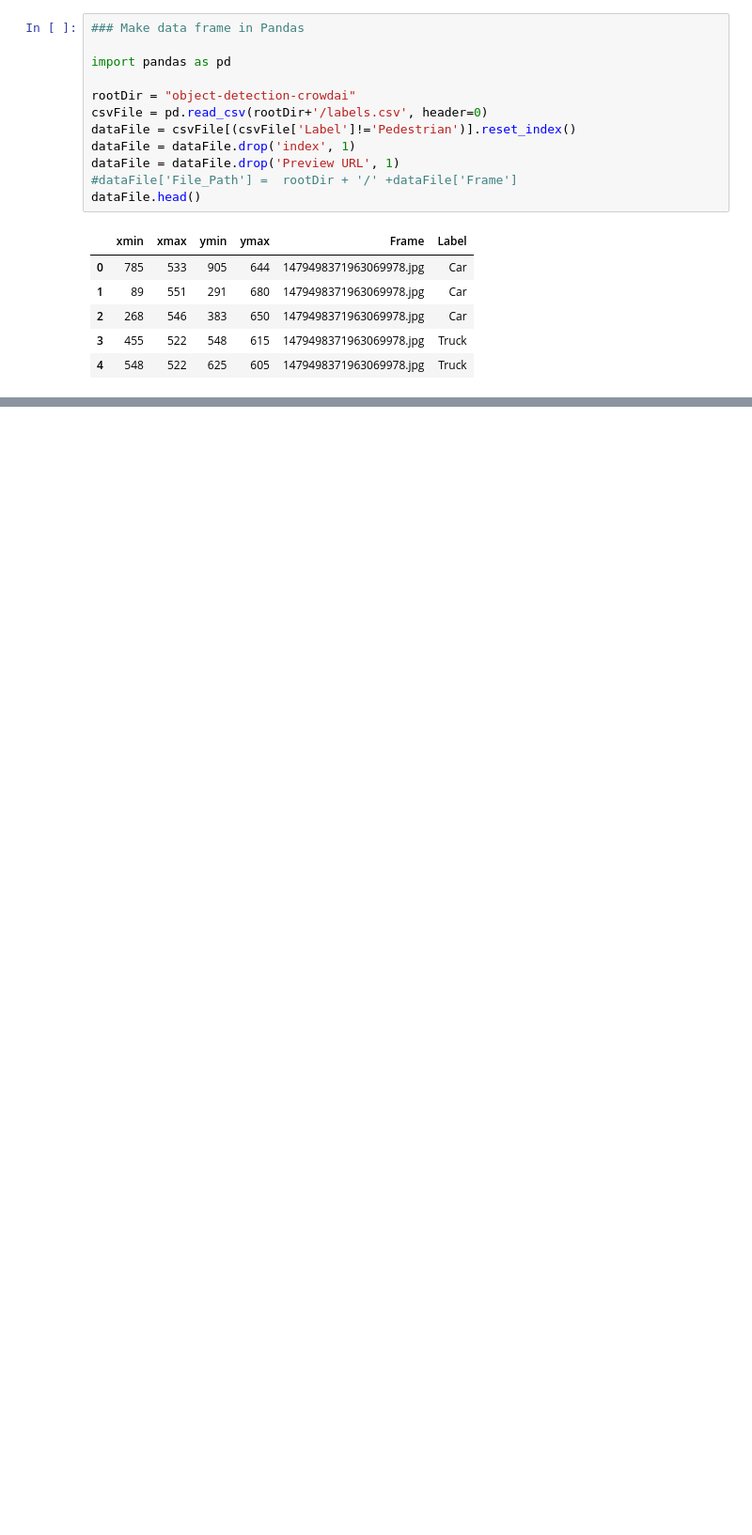
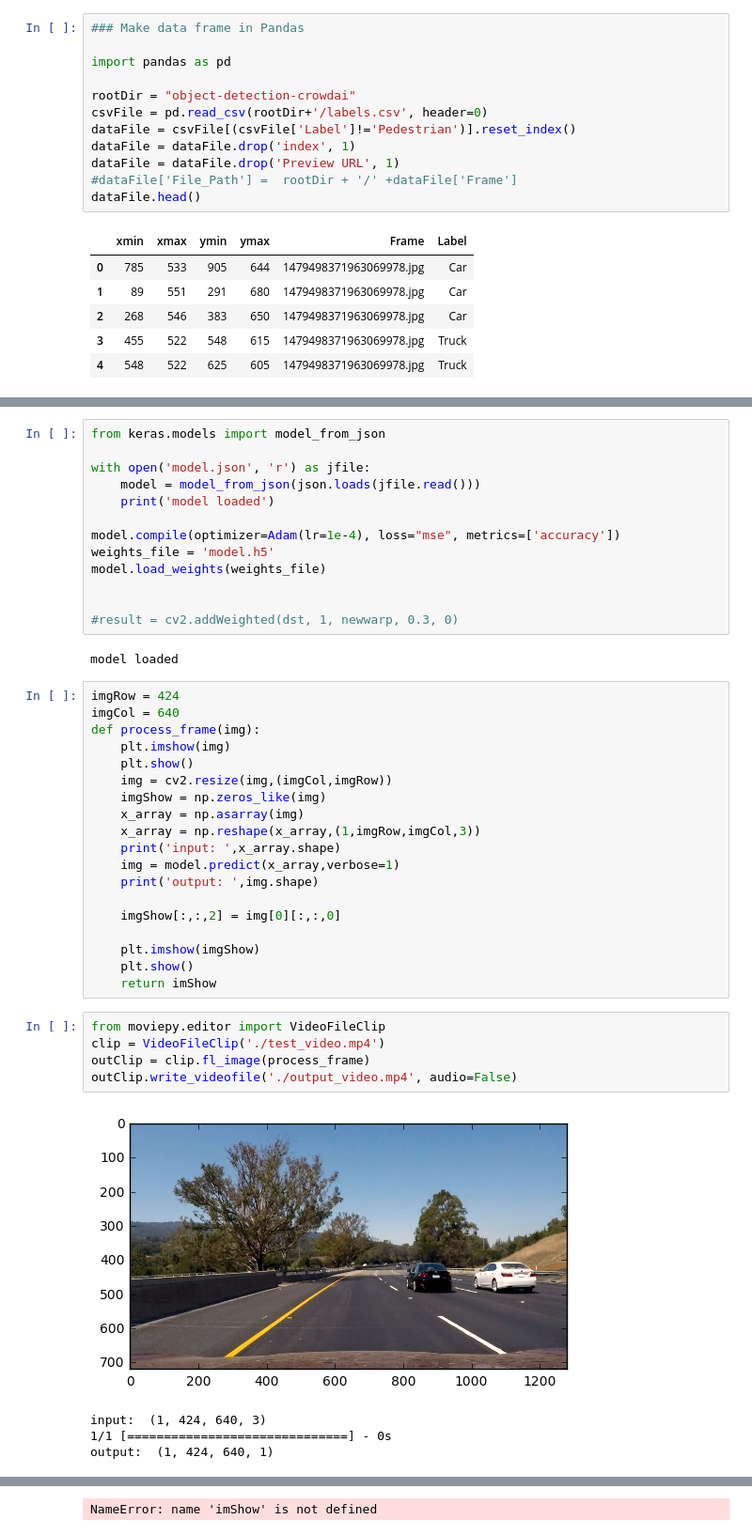
Before and after one commit to calicratis19/SDC, a Jupyter notebook: CarND-Vehicle Detection and Tracking/Vehicle_Detection_Tracking.ipynb, the cells around one changed output, grey strips where cells are left out. Shown: that part at 94% size. Drawn from its saved outputs; the diff is of its cells as text; blank space fills up the shorter version.

```diff
--- a/CarND-Vehicle Detection and Tracking/Vehicle_Detection_Tracking.ipynb
+++ b/CarND-Vehicle Detection and Tracking/Vehicle_Detection_Tracking.ipynb
@@ -617,0 +585,44 @@ NameError: name 'imageHeight' is not defined
+# %%
+from keras.models import model_from_json
+
+with open('model.json', 'r') as jfile:
+    model = model_from_json(json.loads(jfile.read()))
+    print('model loaded')
+
+model.compile(optimizer=Adam(lr=1e-4), loss="mse", metrics=['accuracy'])
+weights_file = 'model.h5'
+model.load_weights(weights_file)
+
+
+#result = cv2.addWeighted(dst, 1, newwarp, 0.3, 0)
+# %% [output]
+model loaded
+# %%
+imgRow = 424
+imgCol = 640
+def process_frame(img):
+    plt.imshow(img)
+    plt.show()
+    img = cv2.resize(img,(imgCol,imgRow))
+    imgShow = np.zeros_like(img)
+    x_array = np.asarray(img)
+    x_array = np.reshape(x_array,(1,imgRow,imgCol,3))
+    print('input: ',x_array.shape)
+    img = model.predict(x_array,verbose=1)
+    print('output: ',img.shape)
+
+    imgShow[:,:,2] = img[0][:,:,0]
+
+    plt.imshow(imgShow)
+    plt.show()
+    return imShow
+# %%
+from moviepy.editor import VideoFileClip
+clip = VideoFileClip('./test_video.mp4')
+outClip = clip.fl_image(process_frame)
+outClip.write_videofile('./output_video.mp4', audio=False)
+# %% [output]
+[figure, added]
+input:  (1, 424, 640, 3)
+1/1 [==============================] - 0s
+output:  (1, 424, 640, 1)
@@ -617,0 +630 @@ NameError: name 'imageHeight' is not defined
+NameError: name 'imShow' is not defined
```
Also changed, not shown: parts of 6 cells of this notebook.
